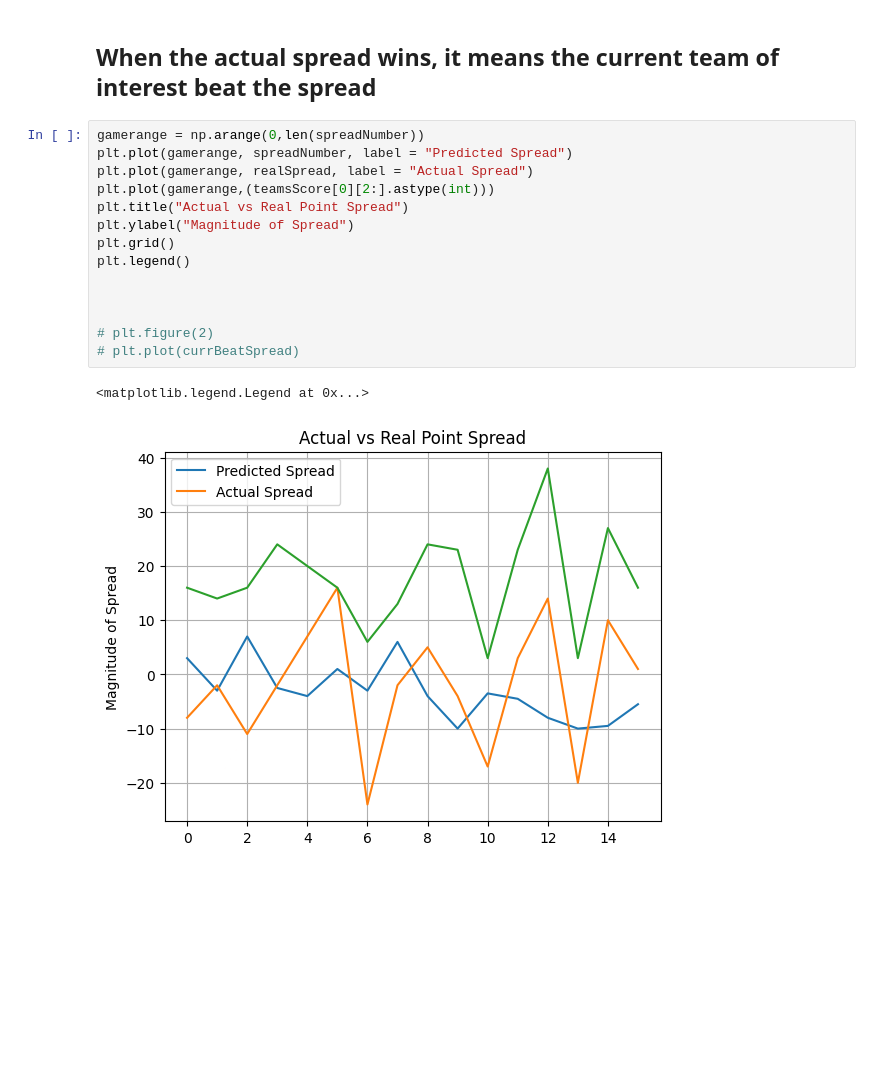
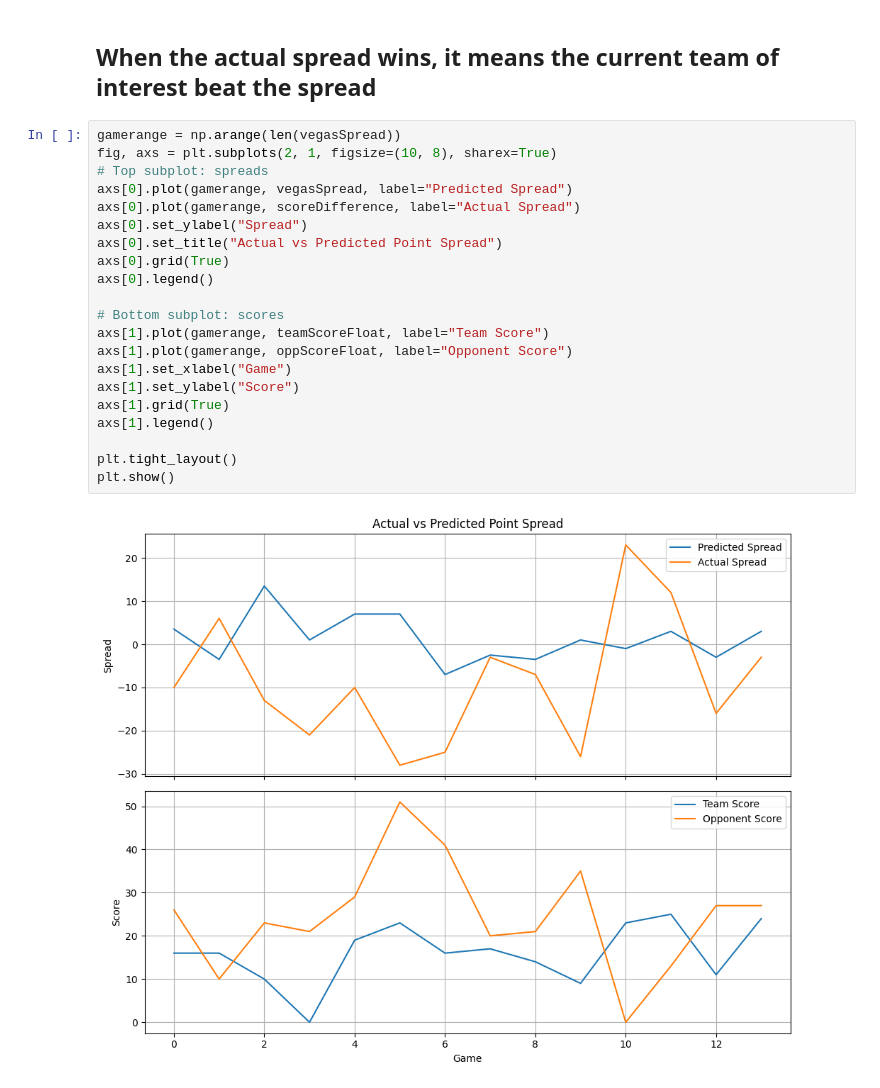
Before and after one commit to Rwmillham/MLFootballOddsAlgo, a Jupyter notebook: FootballTester.ipynb, the cells around one changed output. Drawn from its saved outputs; the diff is of its cells as text; blank space fills up the shorter version.

```diff
--- a/FootballTester.ipynb
+++ b/FootballTester.ipynb
@@ -124,20 +132,26 @@ for team in TeamNamesArr:
 # %% [markdown]
 ## When the actual spread wins, it means the current team of interest beat the spread
 # %%
-gamerange = np.arange(0,len(spreadNumber))
-plt.plot(gamerange, spreadNumber, label = "Predicted Spread")
-plt.plot(gamerange, realSpread, label = "Actual Spread")
-plt.plot(gamerange,(teamsScore[0][2:].astype(int)))
-plt.title("Actual vs Real Point Spread")
-plt.ylabel("Magnitude of Spread")
-plt.grid()
-plt.legend()
+gamerange = np.arange(len(vegasSpread))
+fig, axs = plt.subplots(2, 1, figsize=(10, 8), sharex=True)
+# Top subplot: spreads
+axs[0].plot(gamerange, vegasSpread, label="Predicted Spread")
+axs[0].plot(gamerange, scoreDifference, label="Actual Spread")
+axs[0].set_ylabel("Spread")
+axs[0].set_title("Actual vs Predicted Point Spread")
+axs[0].grid(True)
+axs[0].legend()
 
+# Bottom subplot: scores
+axs[1].plot(gamerange, teamScoreFloat, label="Team Score")
+axs[1].plot(gamerange, oppScoreFloat, label="Opponent Score")
+axs[1].set_xlabel("Game")
+axs[1].set_ylabel("Score")
+axs[1].grid(True)
+axs[1].legend()
 
-
-# plt.figure(2)
-# plt.plot(currBeatSpread)
+plt.tight_layout()
+plt.show()
 # %% [output]
-<matplotlib.legend.Legend at 0x...>
-[figure, old version]
+[figure, new version]
 # %%
```
Also changed, not shown: parts of 7 cells of this notebook, 18 other files.
